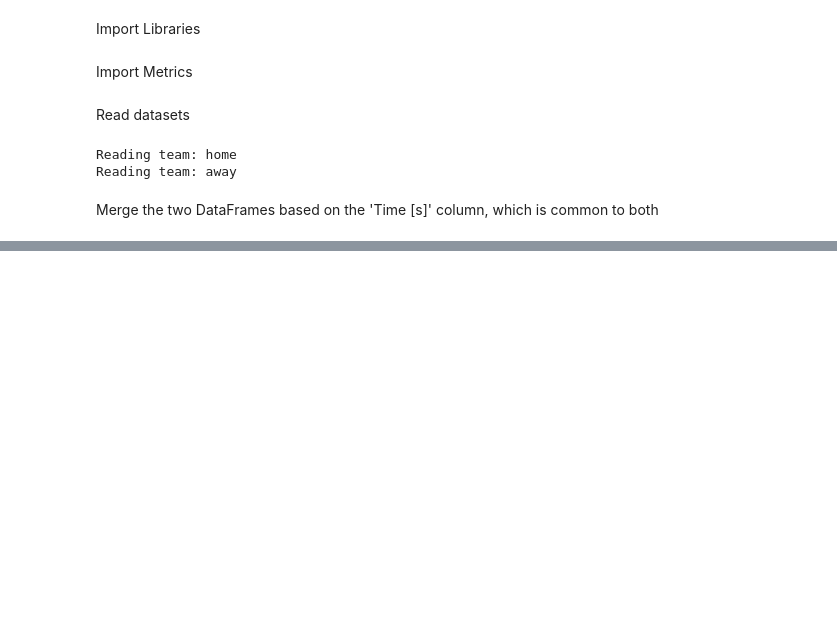
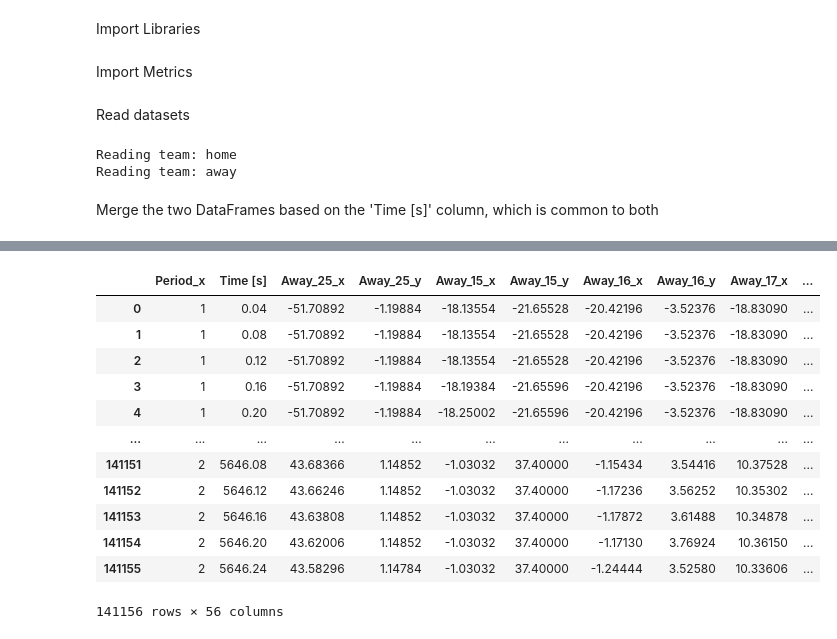
Before and after one commit to nahiid/soccer-impact-factor, a Jupyter notebook: impact_factor.ipynb, the cells around one changed output, grey strips where cells are left out. Cells and saved outputs as stored; diff of their text form; code cells hidden in the pictures; blank space fills up the shorter version.

```diff
--- a/impact_factor.ipynb
+++ b/impact_factor.ipynb
@@ -51,0 +66,22 @@ combined_tracking_data
+# %%
+# Specify the columns to be removed
+columns_to_remove = ['ball_x_y', 'ball_y_y', 'Period_y']
+
+# Use the drop method to remove the specified columns
+tracking_data = tracking_data.drop(columns=columns_to_remove)
+# %%
+tracking_data
+# %% [output]
+|  | Period_x | Time [s] | Away_25_x | Away_25_y | Away_15_x | Away_15_y | Away_16_x | Away_16_y | Away_17_x | ... |
+| 0 | 1 | 0.04 | -51.70892 | -1.19884 | -18.13554 | -21.65528 | -20.42196 | -3.52376 | -18.83090 | ... |
+| 1 | 1 | 0.08 | -51.70892 | -1.19884 | -18.13554 | -21.65528 | -20.42196 | -3.52376 | -18.83090 | ... |
+| 2 | 1 | 0.12 | -51.70892 | -1.19884 | -18.13554 | -21.65528 | -20.42196 | -3.52376 | -18.83090 | ... |
+| 3 | 1 | 0.16 | -51.70892 | -1.19884 | -18.19384 | -21.65596 | -20.42196 | -3.52376 | -18.83090 | ... |
+| 4 | 1 | 0.20 | -51.70892 | -1.19884 | -18.25002 | -21.65596 | -20.42196 | -3.52376 | -18.83090 | ... |
+| ... | ... | ... | ... | ... | ... | ... | ... | ... | ... | ... |
+| 141151 | 2 | 5646.08 | 43.68366 | 1.14852 | -1.03032 | 37.40000 | -1.15434 | 3.54416 | 10.37528 | ... |
+| 141152 | 2 | 5646.12 | 43.66246 | 1.14852 | -1.03032 | 37.40000 | -1.17236 | 3.56252 | 10.35302 | ... |
+| 141153 | 2 | 5646.16 | 43.63808 | 1.14852 | -1.03032 | 37.40000 | -1.17872 | 3.61488 | 10.34878 | ... |
+| 141154 | 2 | 5646.20 | 43.62006 | 1.14852 | -1.03032 | 37.40000 | -1.17130 | 3.76924 | 10.36150 | ... |
+| 141155 | 2 | 5646.24 | 43.58296 | 1.14784 | -1.03032 | 37.40000 | -1.24444 | 3.52580 | 10.33606 | ... |
+141156 rows × 56 columns
```
Also changed, not shown: parts of 1 cell of this notebook.
